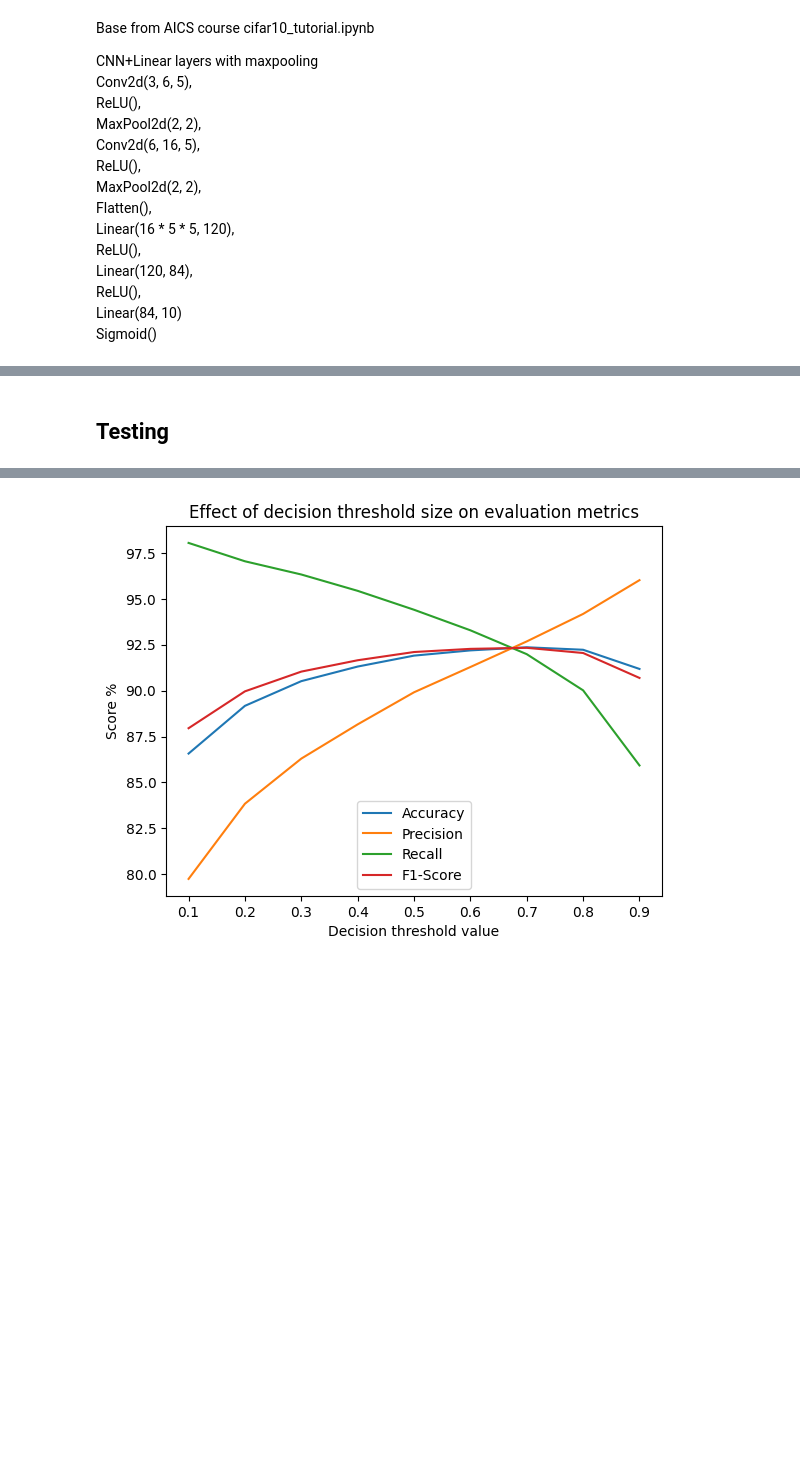
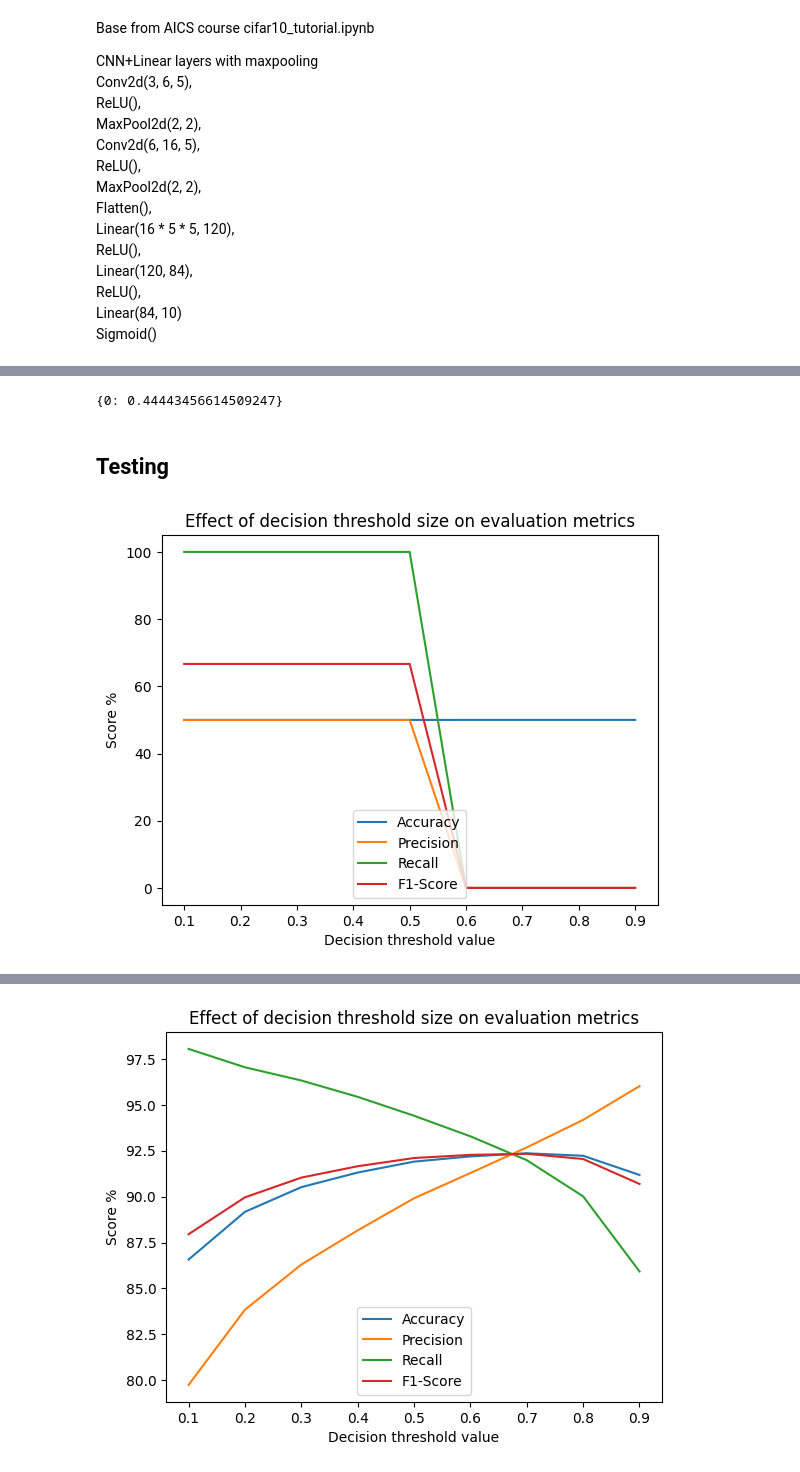
Before and after one commit to jshrdt/aics-project, a Jupyter notebook: code/aics0.ipynb, the cells around one changed output, grey strips where cells are left out. Cells and saved outputs as stored; diff of their text form; code cells hidden in the pictures; blank space fills up the shorter version.

```diff
--- a/code/aics0.ipynb
+++ b/code/aics0.ipynb
@@ -22,7 +22,8 @@ src_dir = config['CIFAKE_dir']  # https://www.kaggle.com/datasets/birdy654/cifak
 # %%
 # load data
 data = get_files(src_dir)
-trainfiles = data['train']
+trainfiles = data['train'][:int(len(data['train'])*0.975)]
+devfiles = data['train'][int(len(data['train'])*0.975):]
 testfiles = data['test']
 trainfiles[0]  # tuple of filepath + class as str
 type(trainfiles)
@@ -39,3 +40,4 @@ list
 # plt.show()
 # %%
 traindata = CIFAKE_loader(trainfiles, batch_size=32)
+devdata =  CIFAKE_loader(devfiles, batch_size=32)
@@ -137,7 +143,7 @@ class CIFAKE_CNN(nn.Module):
     def forward(self, x):
         #  out = self.net(x)
         x = self.pool(F.relu(self.conv1(x)))
-        x = self.attend(x)
+      #  x = self.attend(x)
         x = self.pool(F.relu(self.conv2(x)))
         x = torch.flatten(x, 1)
         x = F.relu(self.fc1(x))
@@ -148,4 +236,5 @@ class CIFAKE_CNN(nn.Module):
 # %%
-model =CIFAKE_CNN()
-model = train(model, traindata, epochs=30)
+
+model = CIFAKE_CNN()
+model, accs = trainz(model, traindata, epochs=1)
 # %% [output]
@@ -165,3 +242,7 @@ epoch: 11       total loss: 636.7484314329922   avg loss: 0.2037594980585575
+# %%
+accs
+# %% [output]
+{0: 0.44443456614509247}
 # %%
 #https://github.com/EvgenyKashin/SRMnet/tree/master/models
 # %% [markdown]
@@ -169,3 +250,25 @@ epoch: 11       total loss: 636.7484314329922   avg loss: 0.2037594980585575
 # %%
 # load data
 testdata = CIFAKE_loader(testfiles, batch_size=18)
+# %%
+# mini train
+mini_gold, mini_preds = test_model(model, testdata)
+mini_thresh_data = {}
+for i in range(1, 10):
+    thresh = round(i/10, 2)
+    mini_thresh_data[thresh] = {metric: score_preds(mini_gold, mini_preds, thresh=thresh)[i]
+                           for i, metric in enumerate(['Accuracy', 'Precision',
+                                                       'Recall', 'F1-Score'])}
+import pandas as pd
+import matplotlib.pyplot as plt
+
+mini_df = pd.DataFrame(mini_thresh_data.values(), index=mini_thresh_data.keys()).mul(100)
+fig = mini_df.plot()
+
+fig.set_ylabel('Score %')
+fig.set_xlabel('Decision threshold value')
+fig.title.set_text('Effect of decision threshold size on evaluation metrics')
+fig.legend(loc='lower center')
+plt.show()
+# %% [output]
+[figure, added]
```
Also changed, not shown: parts of 4 cells of this notebook, 1 other file.
